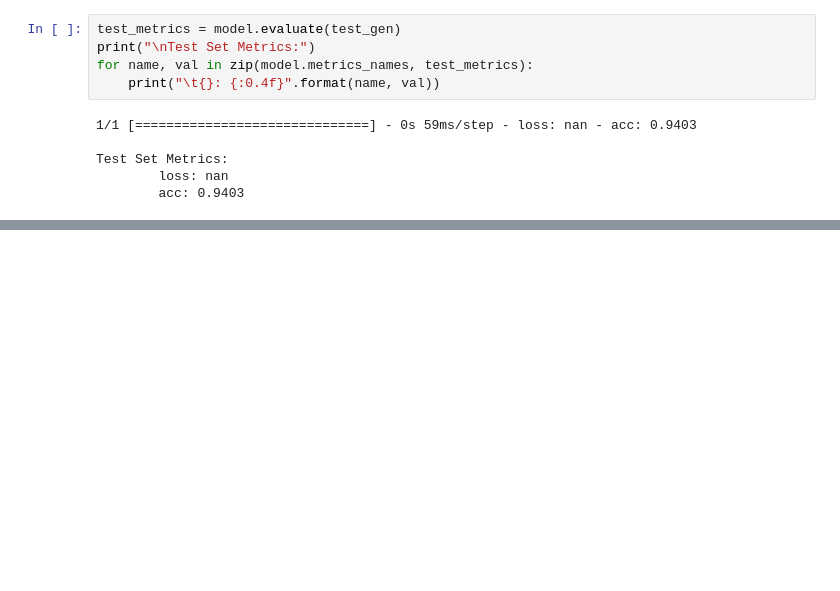
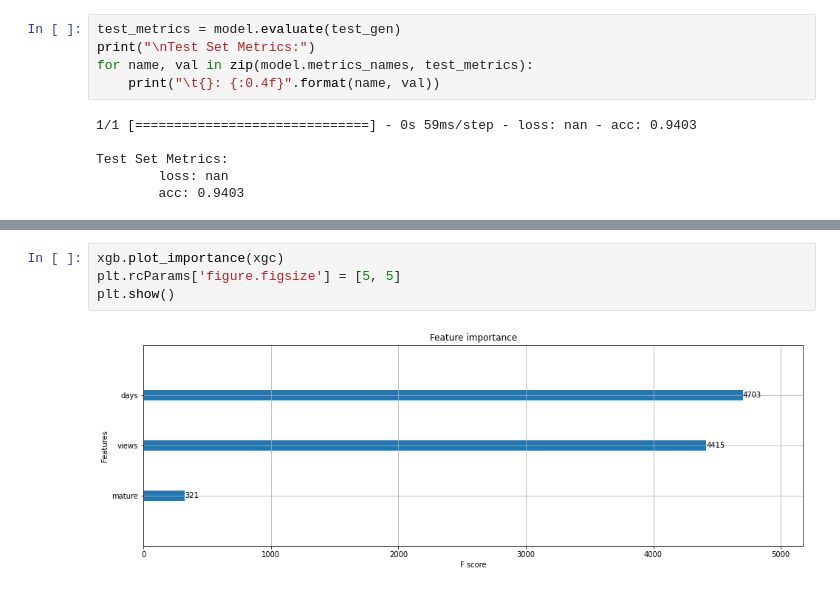
Before and after one commit to SiimSuitslepp/Twitch_social_network, a Jupyter notebook: Twitch_socail_network.ipynb, the cells around one changed output, grey strips where cells are left out. Saved outputs shown, nothing was run; the diff lists cells and outputs as text; blank space fills up the shorter version.

```diff
--- a/Twitch_socail_network.ipynb
+++ b/Twitch_socail_network.ipynb
@@ -824,0 +779,6 @@ Test Set Metrics:
+# %%
+xgb.plot_importance(xgc)
+plt.rcParams['figure.figsize'] = [5, 5]
+plt.show()
+# %% [output]
+[figure, added]
```
Also changed, not shown: parts of 26 cells of this notebook.
